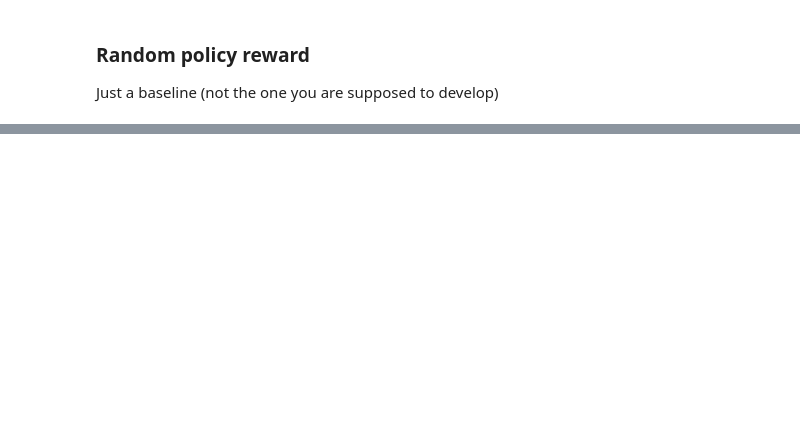
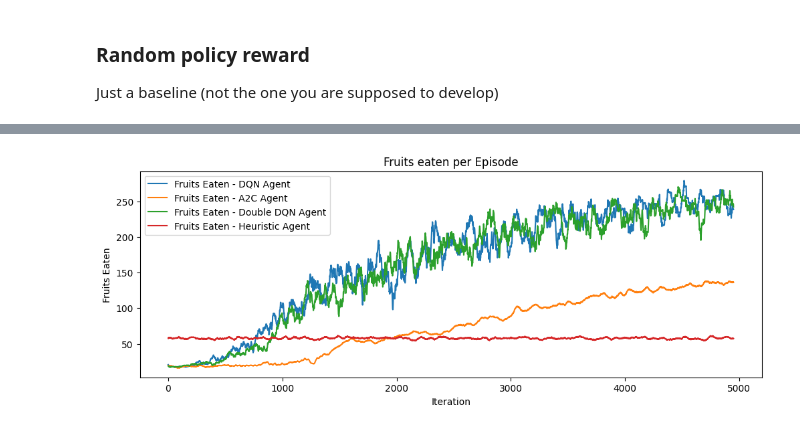
Before and after one commit to eddyfri/Snake-RL, a Jupyter notebook: main.ipynb, the cells around one changed output, grey strips where cells are left out. Saved outputs shown, nothing was run; the diff lists cells and outputs as text; code cells hidden in the pictures; blank space fills up the shorter version.

```diff
--- a/main.ipynb
+++ b/main.ipynb
@@ -313,0 +457,16 @@ for _ in trange(1000):
+# %%
+# Plot the fruits eaten
+plt.figure(figsize=(12, 4))
+plt.plot(moving_average(fruits_eaten_, window), label='Fruits Eaten - DQN Agent')
+plt.plot(moving_average(fruits_eaten_ac, window), label='Fruits Eaten - A2C Agent')
+plt.plot(moving_average(fruits_eaten_ddqn, window), label='Fruits Eaten - Double DQN Agent')
+plt.plot(moving_average(fruits_eaten_heuristic, window), label='Fruits Eaten - Heuristic Agent')
+plt.title('Fruits eaten per Episode')
+plt.xlabel('Iteration')
+plt.ylabel('Fruits Eaten')
+plt.legend()
+plt.savefig("plots/fruits_eaten.png", bbox_inches='tight')
+plt.show()
+plt.close()
+# %% [output]
+[figure, added]
```
Also changed, not shown: parts of 28 cells of this notebook, 18 other files.
